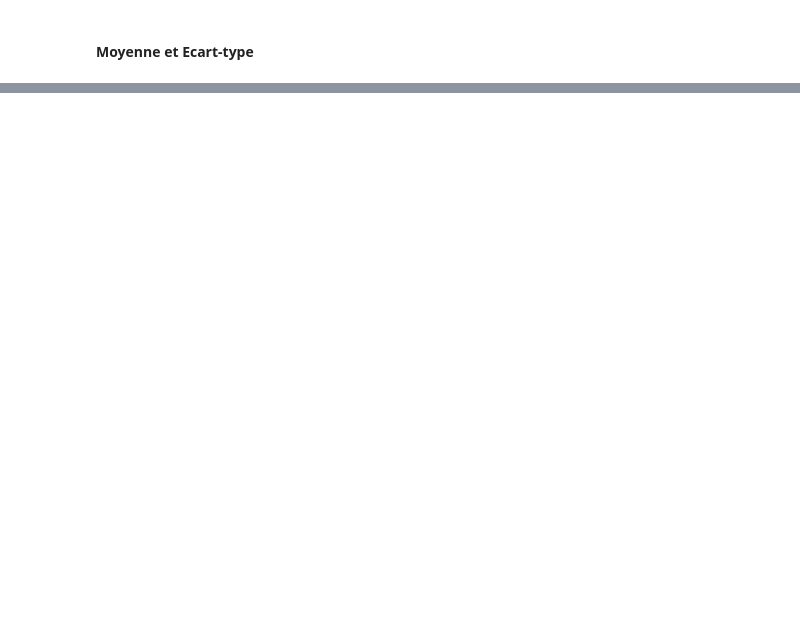
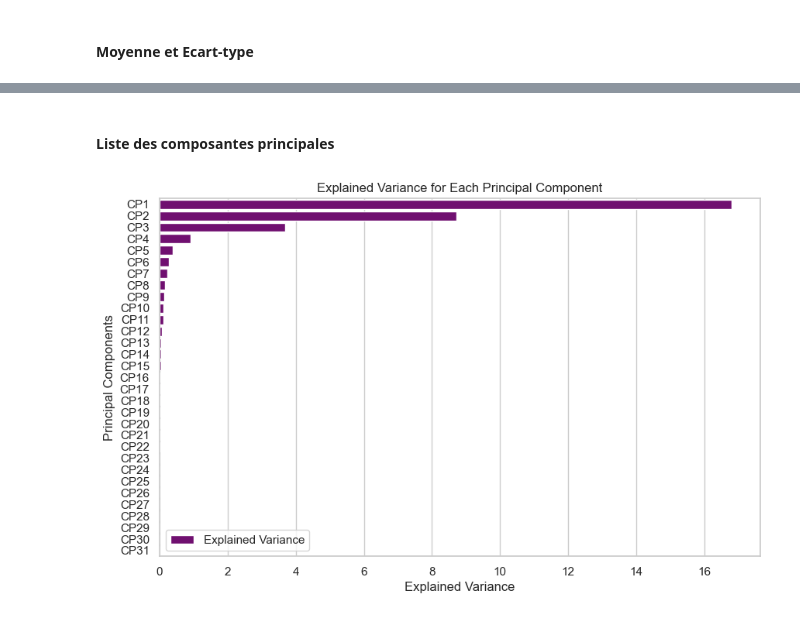
Before and after one commit to salmabenm/ACP_Typologie_Villes, a Jupyter notebook: acp.ipynb, the cells around one changed output, grey strips where cells are left out. Saved outputs shown, nothing was run; the diff lists cells and outputs as text; code cells hidden in the pictures; blank space fills up the shorter version.

```diff
--- a/acp.ipynb
+++ b/acp.ipynb
@@ -43,11 +49,11 @@ data
 # %% [markdown]
 <h4>Centrage et Réduction</h4>
 # %%
-#classe pour standardisation
-from sklearn.preprocessing import StandardScaler
-#instanciation
+#Instanciation
 sc = StandardScaler()
-#transformation – centrage-réduction
+#Transformation – centrage-réduction
 Z = sc.fit_transform(data)
-print(Z)
+Z = pandas.DataFrame(Z)
+
+Z.head(5)
 # %% [output]
@@ -84,0 +96,7 @@ print(np.std(Z, axis=0, ddof=0))
+# %%
+#Instanciation
+acp = PCA(svd_solver='full')
+#Calculs
+coord = acp.fit_transform(Z)
+#nombre de composantes calculées
+print(acp.n_components_) #31
@@ -84,0 +119,25 @@ print(np.std(Z, axis=0, ddof=0))
+# %% [markdown]
+<h4>Liste des composantes principales</h4>
+# %%
+# Liste des composantes principales
+list_acp = ["CP1", "CP2", "CP3", "CP4", "CP5", "CP6", "CP7", "CP8", "CP9", "CP10","CP11", "CP12", "CP13", "CP14", "CP15", "CP16", "CP17", "CP18", "CP19","CP20", "CP21", "CP22", "CP23", "CP24", "CP25", "CP26", "CP27", "CP28","CP29", "CP30", "CP31"]
+df_acp = pandas.DataFrame(list_acp, columns=["ACP"])
+df_acp['explained_variance'] = acp.explained_variance_
+
+# Set a better style for the plot
+sns.set(style="whitegrid")
+
+# Initialize the matplotlib plot
+f, ax = plt.subplots(figsize=(10, 6))
+
+# Bar plot for explained variance
+sns.set_color_codes("pastel")
+sns.barplot(x='explained_variance', y="ACP", data=df_acp,label="Explained Variance", color="purple")
+
+# Add labels and title
+ax.set(xlabel="Explained Variance", ylabel="Principal Components",title="Explained Variance for Each Principal Component")
+
+# Show the plot
+plt.show()
+# %% [output]
+[figure, added]
```
Also changed, not shown: parts of 70 cells of this notebook.
